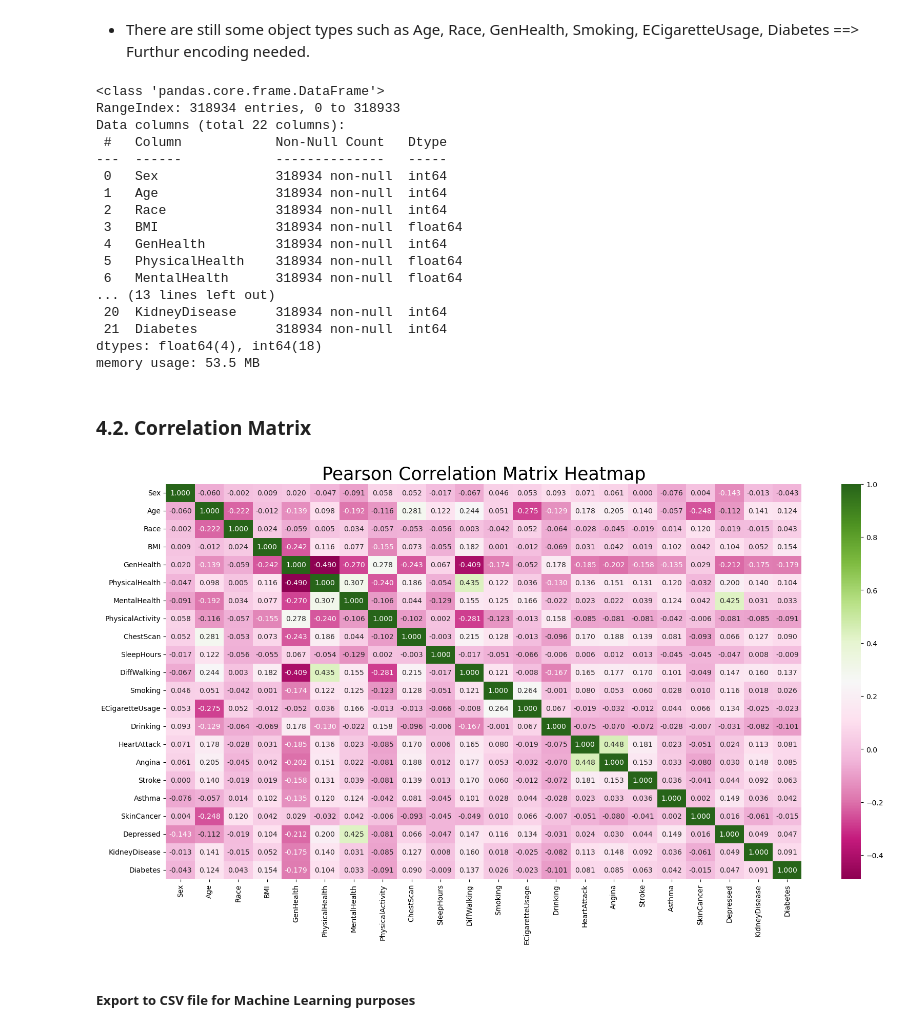
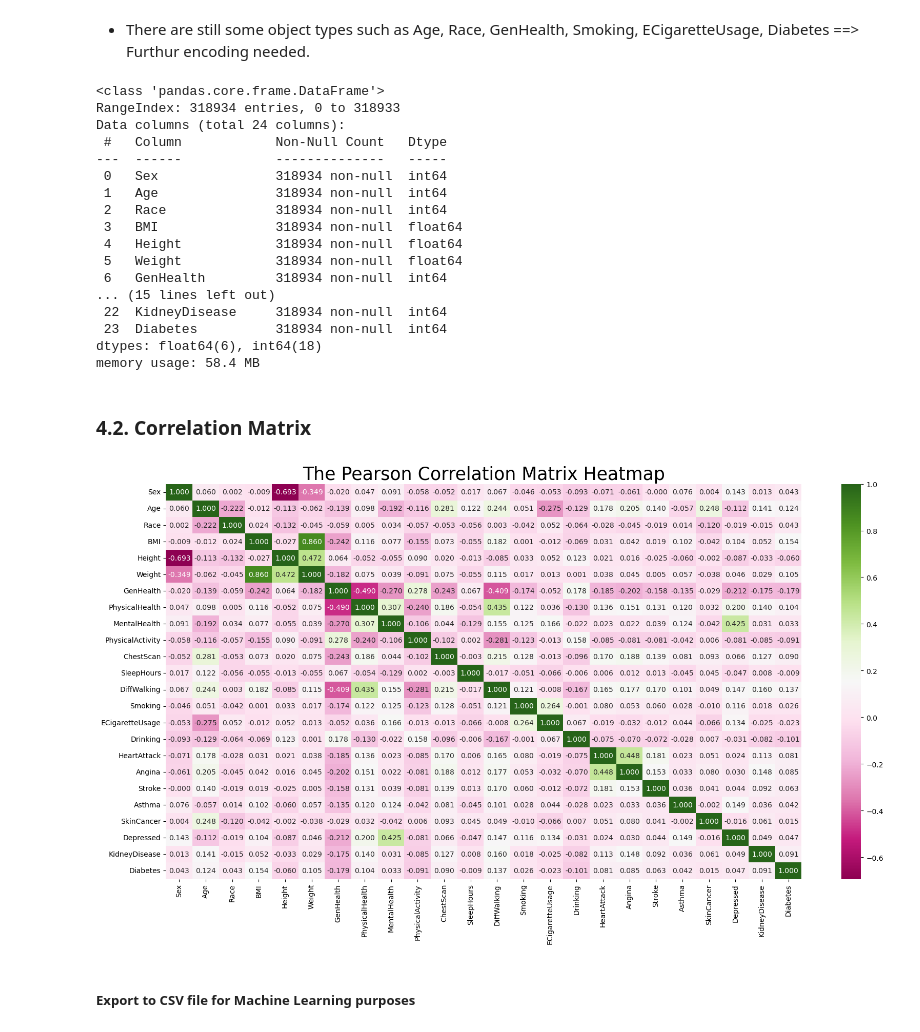
Before and after one commit to hatkiet/Project_4, a Jupyter notebook: 2_HeartAttack_Visualization.ipynb, the cells around one changed output. Drawn from its saved outputs; the diff is of its cells as text; code cells hidden in the pictures.

```diff
--- a/2_HeartAttack_Visualization.ipynb
+++ b/2_HeartAttack_Visualization.ipynb
@@ -115,7 +115,7 @@ from tabulate import tabulate
 # 1. Loading the CSV format dataset from SparkSQL
 # %%
 # Load the data into a Pandas DataFrame
-df1 = pd.read_csv("heart_2022_Spark.csv")
+df1 = pd.read_csv("Resources/heart_2022_Spark.csv")
 # Display sample data
 df1.head()
 # %% [output]
@@ -720,22 +716,3 @@ df2 = df1.copy()
 
 # Then, drop column named "State"
 df2 = df2.drop("State", axis=1)
-# %%
-# Convert and verify binary columns
-all_binary = True
-
-for col in binary_cols:
-    unique_values = df2[col].unique()
-    if set(unique_values) != {0, 1}:
-        mapping = {unique_values[0]: 0, unique_values[1]: 1}
-        df2[col] = df2[col].map(mapping)
-
-    # Verify conversion
-    if set(df2[col].unique()) != {0, 1}:
-        all_binary = False
-        print(f"Column {col} has non-binary values: {set(df2[col].unique())}")
-
-if all_binary:
-    print("All binary columns have been successfully converted to 0 and 1.")
-else:
-    print("Some columns still have non-binary values.")
@@ -744,3 +719,7 @@ All binary columns have been successfully converted to 0 and 1.
+# %%
+# Encoding the binary columns
+df2["Sex"] = df2["Sex"].replace({"Male":0, "Female":1})
+df2 = df2.replace({"No": 0, "Yes":1})
 # %%
 # Verify columns types after converting to numeric
 df2.info()
@@ -837,32 +816,32 @@ df2.info()
 # %% [output]
 <class 'pandas.core.frame.DataFrame'>
 RangeIndex: 318934 entries, 0 to 318933
-Data columns (total 22 columns):
+Data columns (total 24 columns):
  #   Column            Non-Null Count   Dtype
 ---  ------            --------------   -----
  0   Sex               318934 non-null  int64
  1   Age               318934 non-null  int64
  2   Race              318934 non-null  int64
  3   BMI               318934 non-null  float64
- 4   GenHealth         318934 non-null  int64
- 5   PhysicalHealth    318934 non-null  float64
- 6   MentalHealth      318934 non-null  float64
-... (13 lines left out)
- 20  KidneyDisease     318934 non-null  int64
- 21  Diabetes          318934 non-null  int64
-dtypes: float64(4), int64(18)
-memory usage: 53.5 MB
+ 4   Height            318934 non-null  float64
+ 5   Weight            318934 non-null  float64
+ 6   GenHealth         318934 non-null  int64
+... (15 lines left out)
+ 22  KidneyDisease     318934 non-null  int64
+ 23  Diabetes          318934 non-null  int64
+dtypes: float64(6), int64(18)
+memory usage: 58.4 MB
 # %% [markdown]
 ### 4.2. Correlation Matrix
 # %%
 # Plot the Heatmap of correlation matrix
 plt.figure(figsize=(20,10))
 sns.heatmap(df2.corr(), cmap= 'PiYG', fmt='.3f', annot=True)
 plt.yticks(rotation=0)
-plt.title("Pearson Correlation Matrix Heatmap", fontsize=25)
+plt.title("The Pearson Correlation Matrix Heatmap", fontsize=25)
 plt.show()
 # %% [output]
-[figure, old version]
+[figure, new version]
 # %% [markdown]
 ##### Export to CSV file for Machine Learning purposes
 # %%
```
Also changed, not shown: parts of 19 cells of this notebook, 30 other files.
